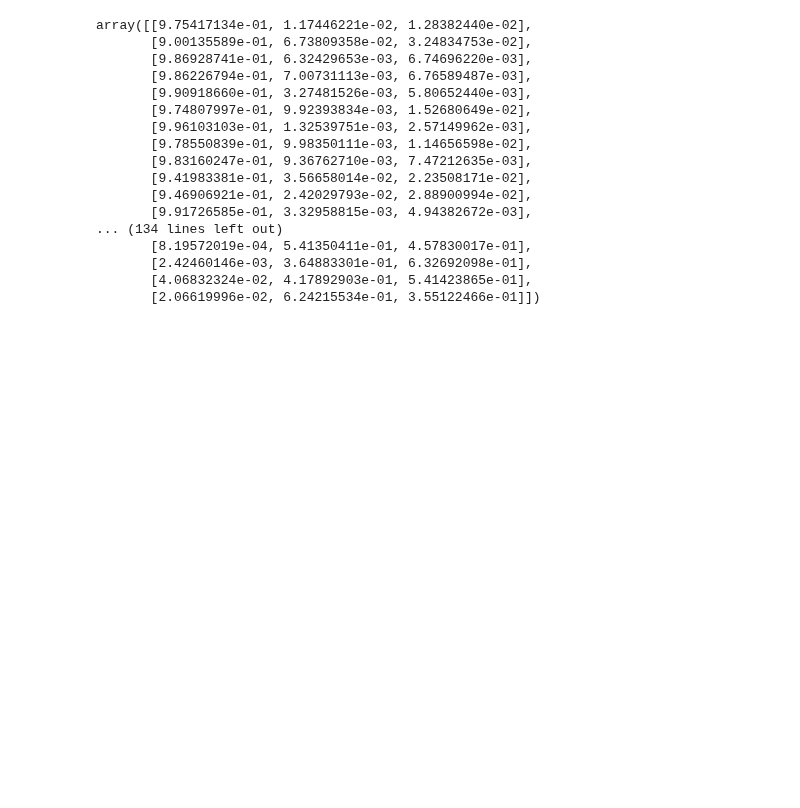
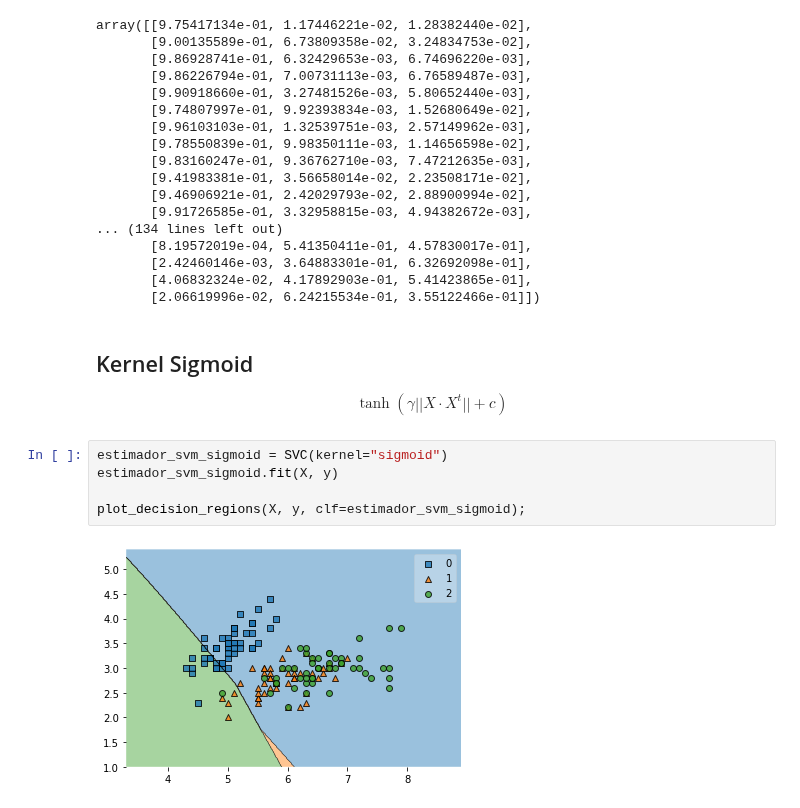
Before and after one commit to felixballestergoytia/Bootcamp_Sep2022, a Jupyter notebook: SVM/SVM.ipynb, the cells around one changed output. Drawn from its saved outputs; the diff is of its cells as text; blank space fills up the shorter version.

```diff
--- a/SVM/SVM.ipynb
+++ b/SVM/SVM.ipynb
@@ -181,3 +181,13 @@ array([[9.75417134e-01, 1.17446221e-02, 1.28382440e-02],
        [2.42460146e-03, 3.64883301e-01, 6.32692098e-01],
        [4.06832324e-02, 4.17892903e-01, 5.41423865e-01],
        [2.06619996e-02, 6.24215534e-01, 3.55122466e-01]])
+# %% [markdown]
+## Kernel Sigmoid
+$$\tanh(\gamma||X\cdot X^t||+c)$$
+# %%
+estimador_svm_sigmoid = SVC(kernel="sigmoid")
+estimador_svm_sigmoid.fit(X, y)
+
+plot_decision_regions(X, y, clf=estimador_svm_sigmoid);
+# %% [output]
+[figure, added]
```
Also changed, not shown: 1 other file.
